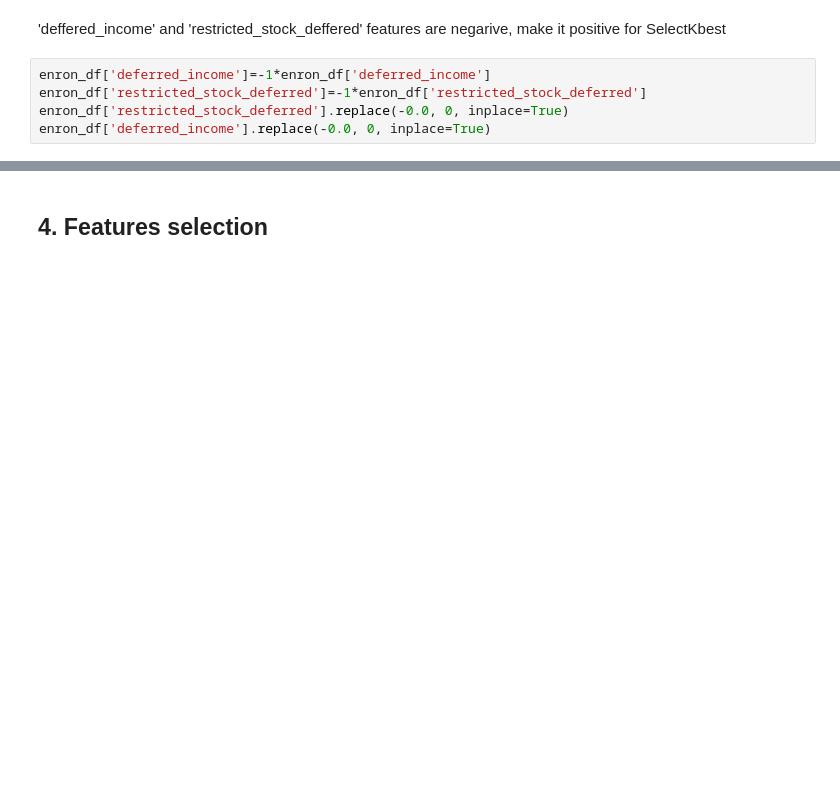
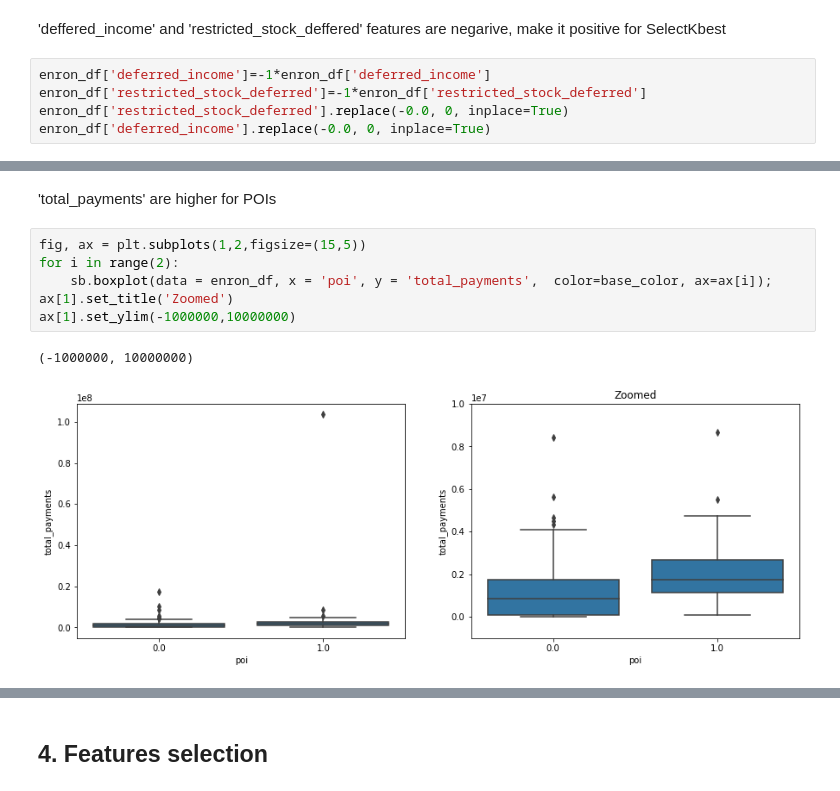
Before and after one commit to ekaraseva/Enron-fraud, a Jupyter notebook: poi_id.ipynb, the cells around one changed output, grey strips where cells are left out. Cells and saved outputs as stored; diff of their text form; blank space fills up the shorter version.

```diff
--- a/poi_id.ipynb
+++ b/poi_id.ipynb
@@ -486,0 +528,11 @@ enron_df['deferred_income'].replace(-0.0, 0, inplace=True)
+# %% [markdown]
+'total_payments' are higher for POIs
+# %%
+fig, ax = plt.subplots(1,2,figsize=(15,5))
+for i in range(2):
+    sb.boxplot(data = enron_df, x = 'poi', y = 'total_payments',  color=base_color, ax=ax[i]);
+ax[1].set_title('Zoomed')
+ax[1].set_ylim(-1000000,10000000)
+# %% [output]
+(-1000000, 10000000)
+[figure, added]
```
Also changed, not shown: parts of 78 cells of this notebook.
